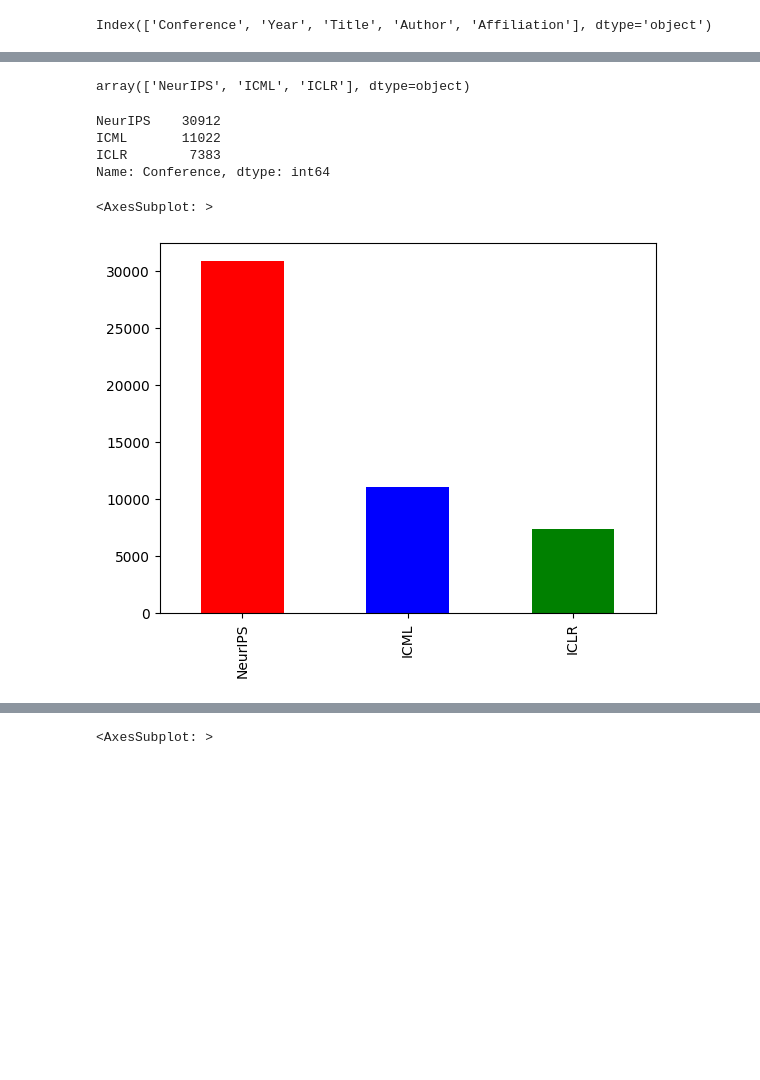
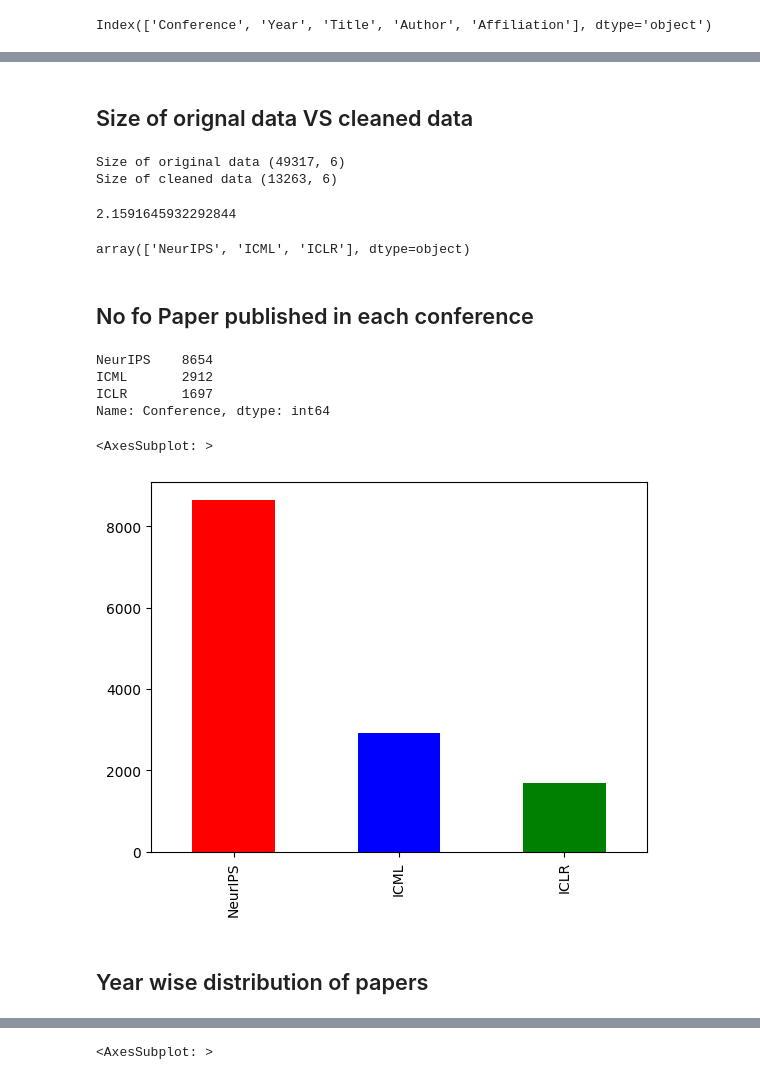
Before and after one commit to Sandeep-Desai/CS328-WrittenAssignment, a Jupyter notebook: read.ipynb, the cells around one changed output, grey strips where cells are left out. Drawn from its saved outputs; the diff is of its cells as text; code cells hidden in the pictures; blank space fills up the shorter version.

```diff
--- a/read.ipynb
+++ b/read.ipynb
@@ -18,0 +25,18 @@ Index(['Conference', 'Year', 'Title', 'Author', 'Affiliation'], dtype='object')
+# %%
+# merger paper with same title but different author into one paper
+df_cleaned=df.copy()
+ct=0
+df_cleaned['Authors']=""
+i=0
+while(i<len(df)):
+    j=i
+    authors=''
+    while(j<len(df) and df['Title'][i]==df['Title'][j]):
+        authors=authors+df['Author'][j]+ ','
+        j=j+1
+    i=j
+    df_cleaned['Authors'][ct]=authors
+    ct=ct+1
+
+df_cleaned=df_cleaned.drop_duplicates(subset=['Title'])
+df_cleaned
@@ -19,2 +61,16 @@ Index(['Conference', 'Year', 'Title', 'Author', 'Affiliation'], dtype='object')
+# %% [markdown]
+## Size of orignal data VS cleaned data
+# %%
+print("Size of original data",df.shape)
+print("Size of cleaned data",df_cleaned.shape)
+# %% [output]
+Size of original data (49317, 6)
+Size of cleaned data (13263, 6)
+# %%
+#### Average author per paper
+
+df_cleaned['Authors'].apply(lambda x: len(x.split(','))).mean()
+# %% [output]
+2.1591645932292844
 # %%
 # Unique conferences
@@ -22,19 +78,23 @@ df['Conference'].unique()
 # %% [output]
 array(['NeurIPS', 'ICML', 'ICLR'], dtype=object)
+# %% [markdown]
+## No fo Paper published in each conference
 # %%
 # Number of papers per conference
-df['Conference'].value_counts()
+df_cleaned['Conference'].value_counts()
 # %% [output]
-NeurIPS    30912
-ICML       11022
-ICLR        7383
+NeurIPS    8654
+ICML       2912
+ICLR       1697
 Name: Conference, dtype: int64
 # %%
 # bar graph of papers per conference with different colors
 
-df['Conference'].value_counts().plot(kind='bar',color=['red','blue','green'])
+df_cleaned['Conference'].value_counts().plot(kind='bar',color=['red','blue','green'])
 # %% [output]
 <AxesSubplot: >
-[figure, old version]
+[figure, new version]
+# %% [markdown]
+## Year wise distribution of papers
 # %%
 # year of publication
```
Also changed, not shown: parts of 32 cells of this notebook, 6 other files.
